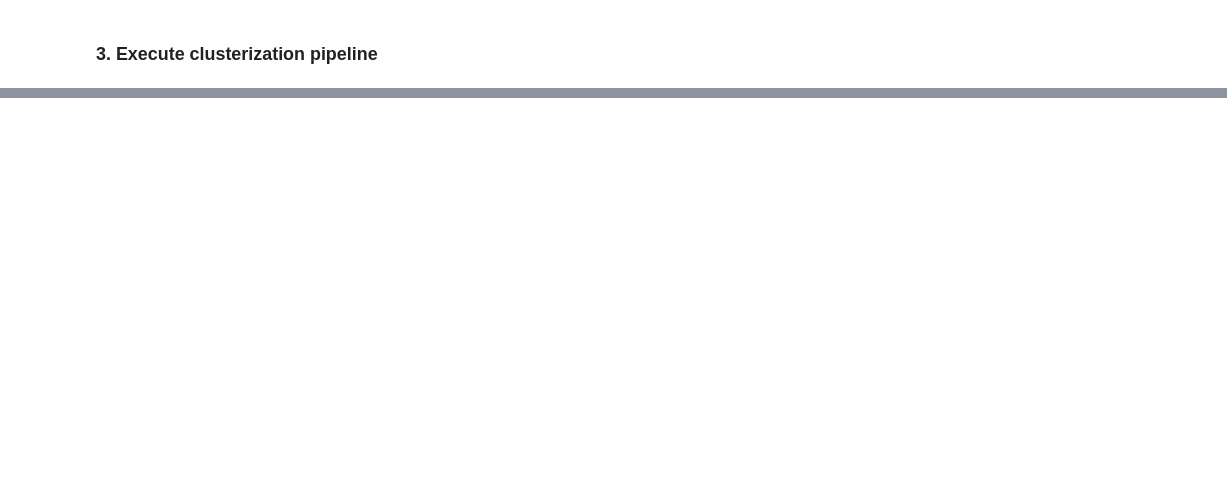
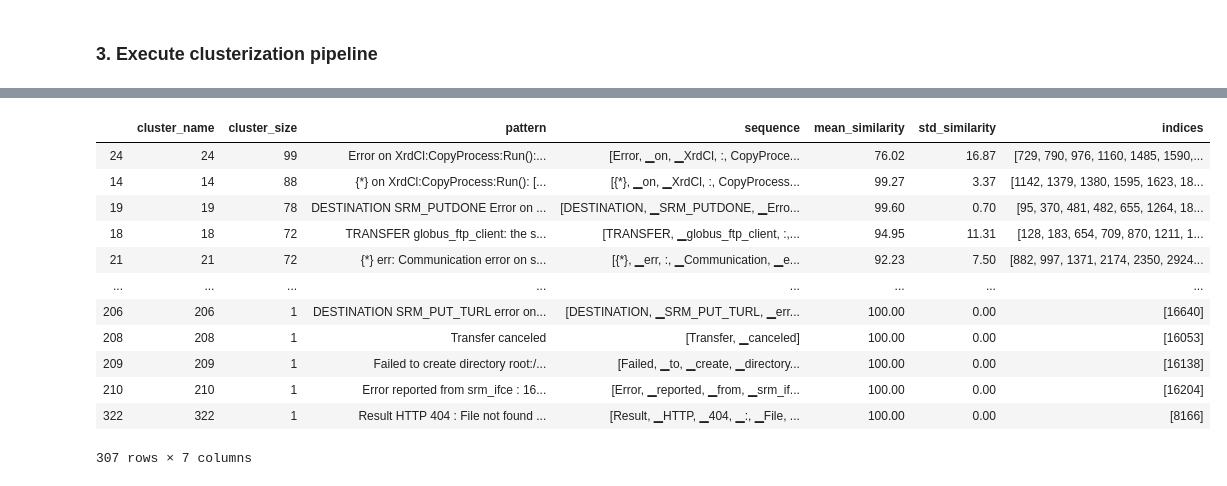
Before and after one commit to maria-grigorieva/ClusterLog, a Jupyter notebook: clusterlogs_notebook-Copy1.ipynb, the cells around one changed output, grey strips where cells are left out. Saved outputs shown, nothing was run; the diff lists cells and outputs as text; code cells hidden in the pictures; blank space fills up the shorter version.

```diff
--- a/clusterlogs_notebook-Copy1.ipynb
+++ b/clusterlogs_notebook-Copy1.ipynb
@@ -367,0 +161,16 @@ cluster.epsilon
+# %%
+cluster.in_cluster()
+# %% [output]
+|  | cluster_name | cluster_size | pattern | sequence | mean_similarity | std_similarity | indices |
+| 24 | 24 | 99 | Error on XrdCl:CopyProcess:Run():... | [Error, ▁on, ▁XrdCl, :, CopyProce... | 76.02 | 16.87 | [729, 790, 976, 1160, 1485, 1590,... |
+| 14 | 14 | 88 | {*} on XrdCl:CopyProcess:Run(): [... | [{*}, ▁on, ▁XrdCl, :, CopyProcess... | 99.27 | 3.37 | [1142, 1379, 1380, 1595, 1623, 18... |
+| 19 | 19 | 78 | DESTINATION SRM_PUTDONE Error on ... | [DESTINATION, ▁SRM_PUTDONE, ▁Erro... | 99.60 | 0.70 | [95, 370, 481, 482, 655, 1264, 18... |
+| 18 | 18 | 72 | TRANSFER globus_ftp_client: the s... | [TRANSFER, ▁globus_ftp_client, :,... | 94.95 | 11.31 | [128, 183, 654, 709, 870, 1211, 1... |
+| 21 | 21 | 72 | {*} err: Communication error on s... | [{*}, ▁err, :, ▁Communication, ▁e... | 92.23 | 7.50 | [882, 997, 1371, 2174, 2350, 2924... |
+| ... | ... | ... | ... | ... | ... | ... | ... |
+| 206 | 206 | 1 | DESTINATION SRM_PUT_TURL error on... | [DESTINATION, ▁SRM_PUT_TURL, ▁err... | 100.00 | 0.00 | [16640] |
+| 208 | 208 | 1 | Transfer canceled | [Transfer, ▁canceled] | 100.00 | 0.00 | [16053] |
+| 209 | 209 | 1 | Failed to create directory root:/... | [Failed, ▁to, ▁create, ▁directory... | 100.00 | 0.00 | [16138] |
+| 210 | 210 | 1 | Error reported from srm_ifce : 16... | [Error, ▁reported, ▁from, ▁srm_if... | 100.00 | 0.00 | [16204] |
+| 322 | 322 | 1 | Result HTTP 404 : File not found ... | [Result, ▁HTTP, ▁404, ▁:, ▁File, ... | 100.00 | 0.00 | [8166] |
+307 rows × 7 columns
```
Also changed, not shown: parts of 80 cells of this notebook, 10 other files.
